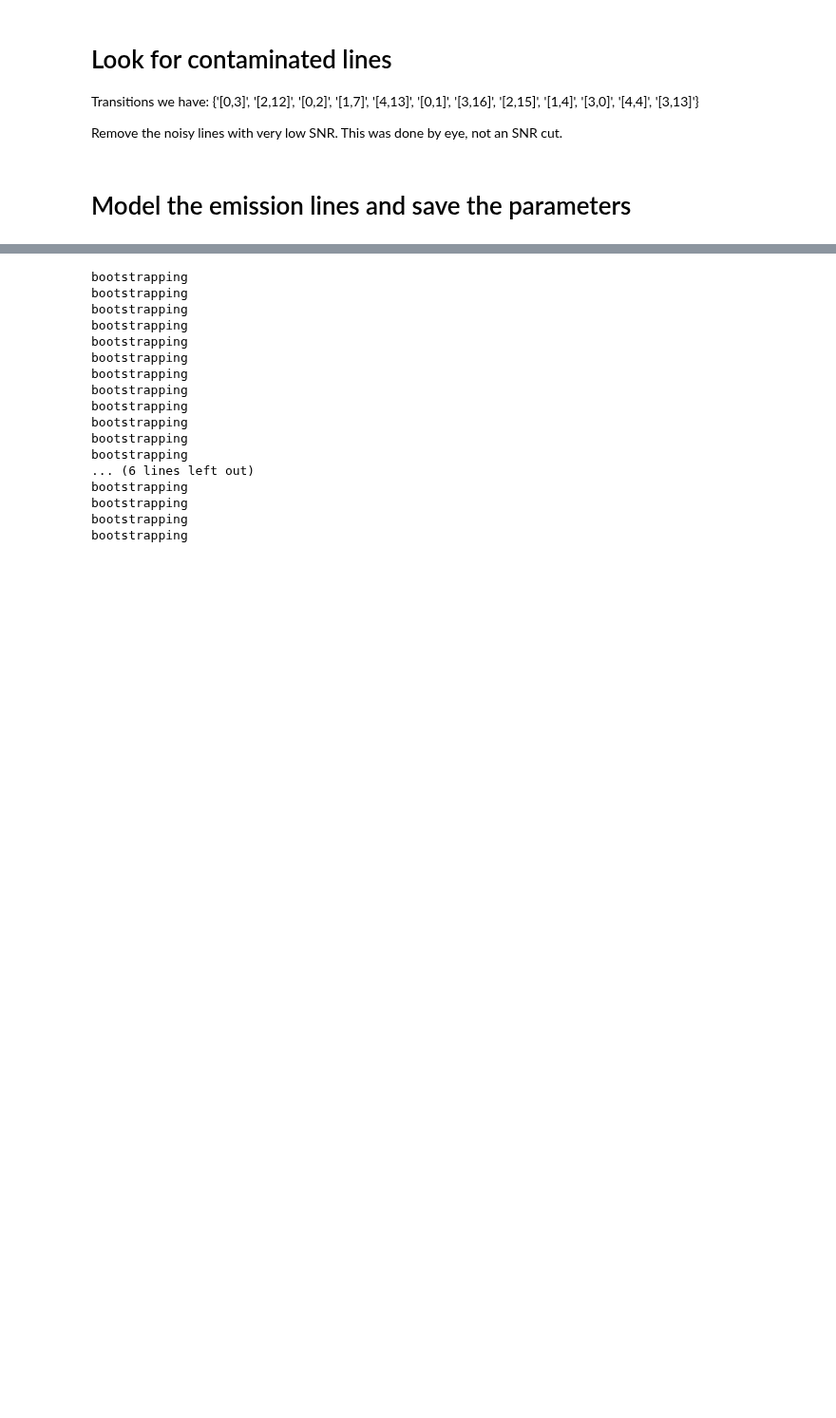
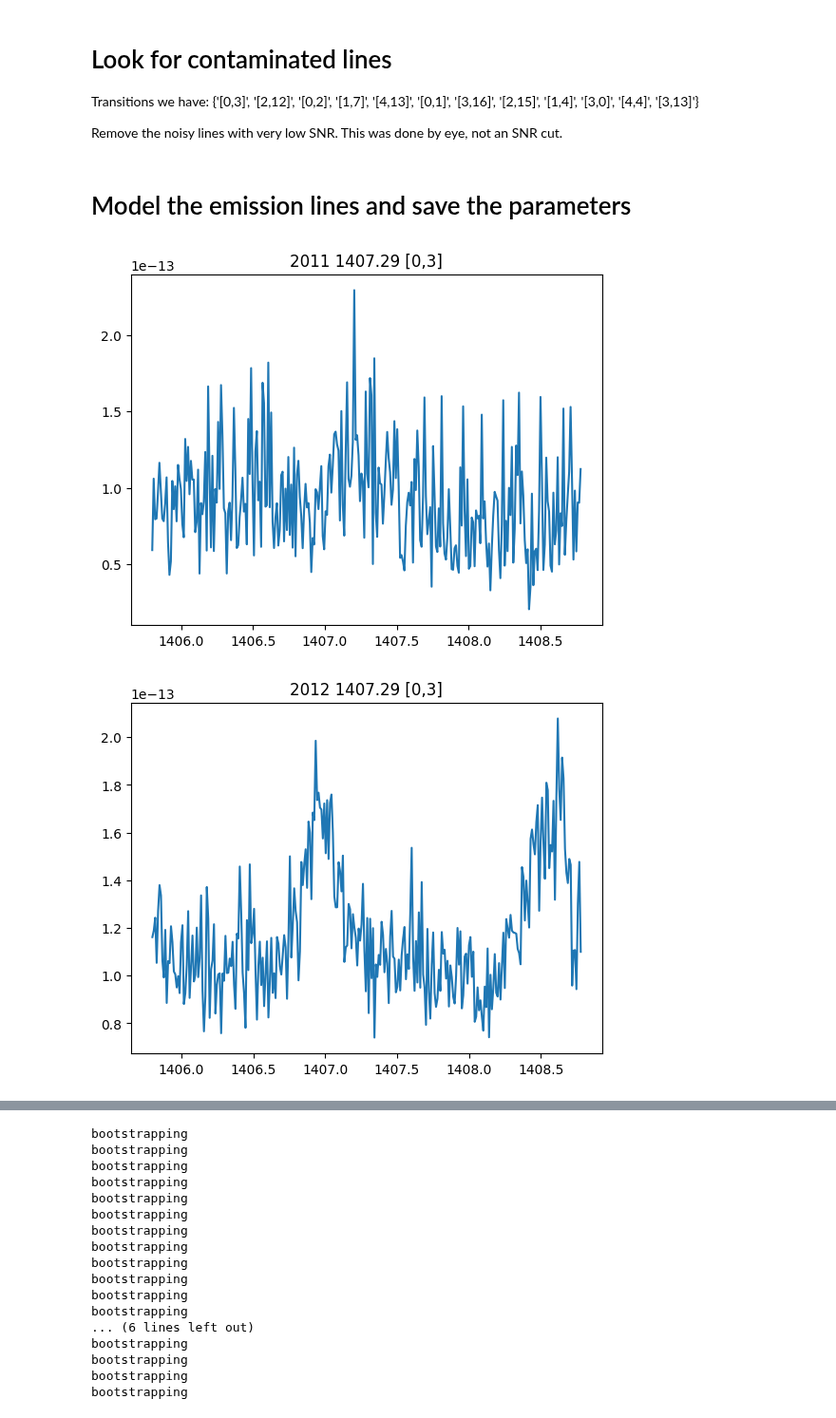
Before and after one commit to PK0207/scripts_by_me, a Jupyter notebook: research24/data_prep.ipynb, the cells around one changed output, grey strips where cells are left out. Shown at 95% size. Drawn from its saved outputs; the diff is of its cells as text; code cells hidden in the pictures; blank space fills up the shorter version.

Commit message:
added coadding by year function
tested, to be put in empirical functions

```diff
--- a/research24/data_prep.ipynb
+++ b/research24/data_prep.ipynb
@@ -188,3 +251,13 @@ line_mask_dict = {
     1435.05: [80,299], #High velocity component
     1636.34: [75,190]
 }
+# %%
+test = coadd(red_df)
+import matplotlib.pyplot as plt
+for i, row in test.iterrows():
+    plt.plot(row['coadded_wavelength'], row['coadded_flux'])
+    plt.title(f"{row['year']} {row['labline']} {row['transition']}")
+    plt.show()
+# %% [output]
+[figure, added]
+[figure, added]
```
Also changed, not shown: parts of 4 cells of this notebook.
